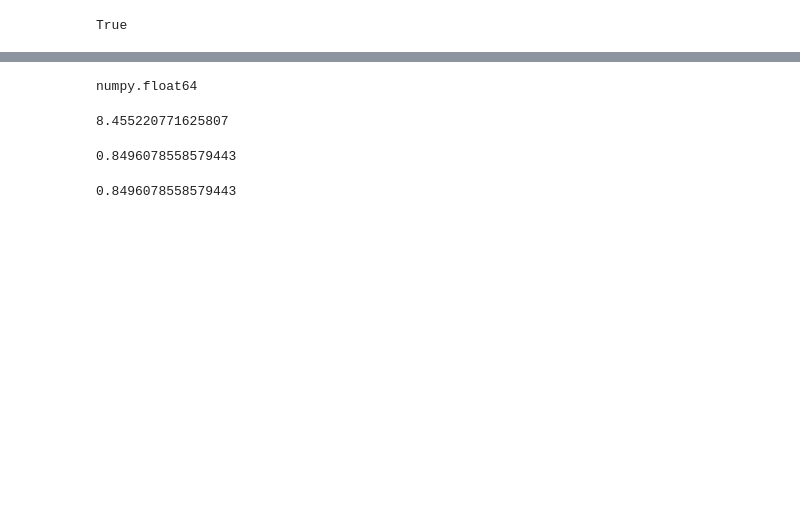
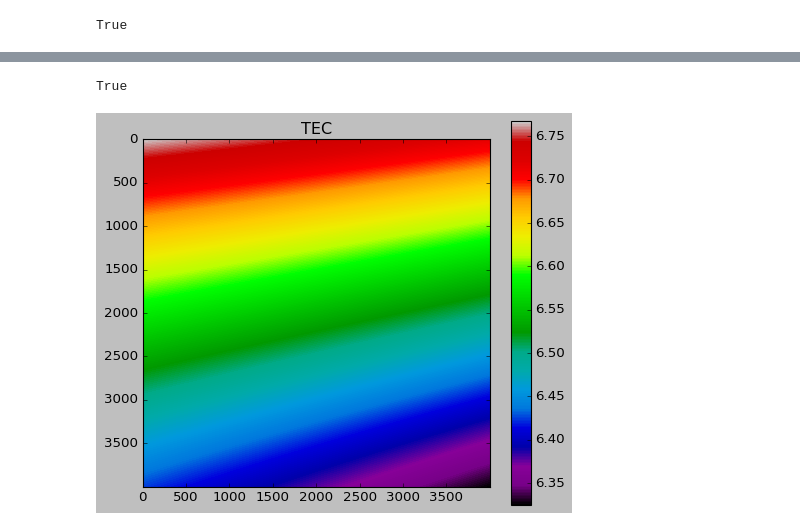
Before and after one commit to Mebiusbear/iono_proj, a Jupyter notebook: notebook/duibi.ipynb, the cells around one changed output, grey strips where cells are left out. Saved outputs shown, nothing was run; the diff lists cells and outputs as text; code cells hidden in the pictures; blank space fills up the shorter version.

```diff
--- a/notebook/duibi.ipynb
+++ b/notebook/duibi.ipynb
@@ -39,48 +10,17 @@ num_cos = np.cos(num)
-# %%
-type(num_cos)
-# %% [output]
-numpy.float64
-# %%
-import numpy as np
-import math
-def caculate_nkm(k,m): # right
-    if m == 0:
-        delta_0m = 1
-    else:
-        delta_0m = 0
-    nkm = np.float64()
-    nkm = (2-delta_0m) * (2*k+1) * math.factorial(k-m) / math.factorial(k+m)
-    return np.sqrt(nkm)
-
-def caculate_pkm(k,m,theta):
-    if m == 0:
-        if k == 0:
-            return 1
-        if k == 1:
-            return np.cos(theta)
-        if k > 1:
-            factory_1 = caculate_pkm(k-1,m,theta)*np.cos(theta)*(2*k-1)
-            factory_2 = caculate_pkm(k-2,m,theta)*(k-1)
-            return (factory_1-factory_2) / k
-    elif m >= 1:
-        factory_1 = caculate_pkm(k-1,m-1,theta)*(k+m-1)
-        factory_2 = caculate_pkm(k,m-1,theta)*np.cos(theta)*(k-m+1)
-        return (factory_1-factory_2) / np.sqrt(1-np.power(np.cos(theta),2))
-
-def normalize_pkm(k,m,theta):
-    return caculate_nkm(k,m) * caculate_pkm(k,m,theta)
-
-theta = np.float64(0.555555)
-# caculate_nkm(4,2)
-caculate_pkm(4,2,theta)
-# %% [output]
-8.455220771625807
-# %%
-caculate_pkm(2,0,theta)
-# caculate_pkm(2,0,theta)
-# %% [output]
-0.8496078558579443
-# %%
-np.cos(theta)
-# %% [output]
-0.8496078558579443
+# %%
+pix_1000 = np.load("../results/arch_cpp/pixel_1000_step_6_scale_200.npy")
+pix_2000 = np.load("../results/arch_cpp/pixel_2000_step_6_scale_100.npy")
+pix_3000 = np.load("../results/arch_cpp/pixel_3000_step_6_scale_100.npy")
+pix_4000 = np.load("../results/arch_cpp/pixel_4000_step_6_scale_50.npy")
+np.allclose(pix_3000[500:-500,500:-500],pix_2000)
+# %% [output]
+True
+# %%
+plt.figure(figsize=(7,6))
+plt.imshow(pix_4000,cmap="nipy_spectral")
+plt.title("TEC")
+plt.colorbar()
+plt.style.use('classic')
+plt.savefig("pix_4000_tec.png")
+# %% [output]
+[figure, added]
```
Also changed, not shown: parts of 7 cells of this notebook, 4 other files.
